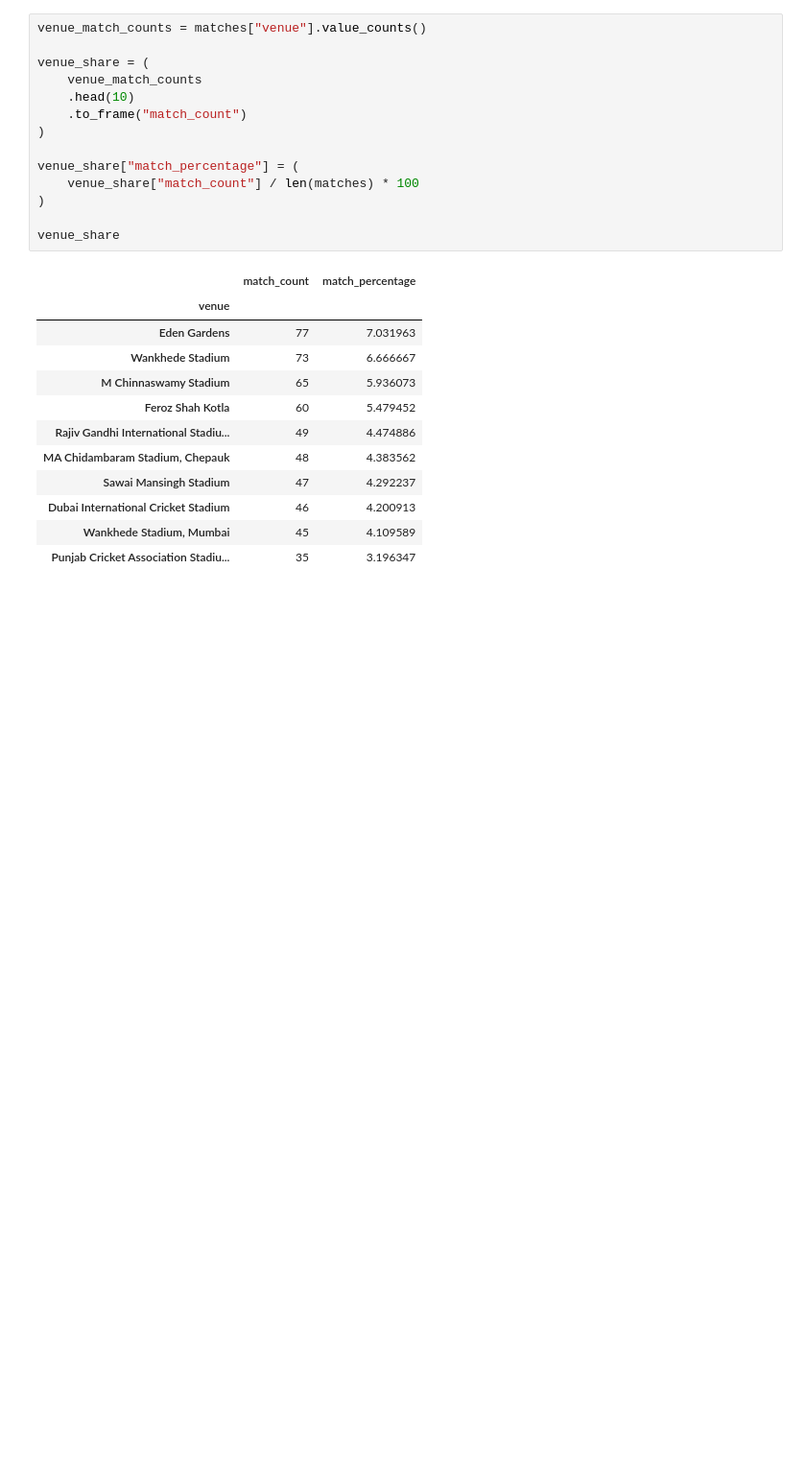
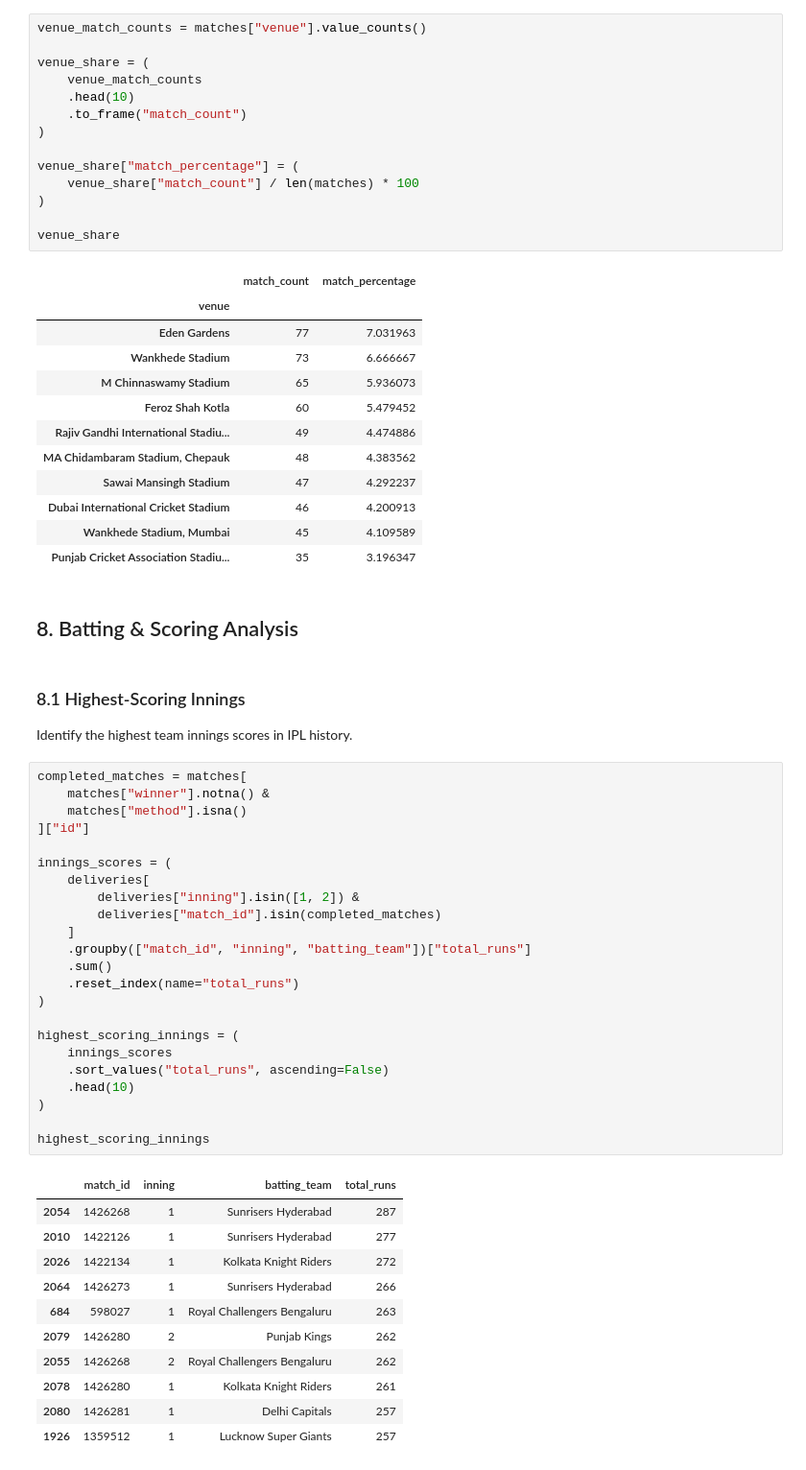
Before and after one commit to khalil-Gardiwal/ipl-data-analysis, a Jupyter notebook: notebooks/ipl-analysis.ipynb, the cells around one changed output. Shown at 96% size. Drawn from its saved outputs; the diff is of its cells as text; blank space fills up the shorter version.

```diff
--- a/notebooks/ipl-analysis.ipynb
+++ b/notebooks/ipl-analysis.ipynb
@@ -1403,3 +1403,44 @@ venue_share
 | Dubai International Cricket Stadium | 46 | 4.200913 |
 | Wankhede Stadium, Mumbai | 45 | 4.109589 |
 | Punjab Cricket Association Stadiu... | 35 | 3.196347 |
+# %% [markdown]
+## 8. Batting & Scoring Analysis
+# %% [markdown]
+### 8.1 Highest-Scoring Innings
+
+Identify the highest team innings scores in IPL history.
+# %%
+completed_matches = matches[
+    matches["winner"].notna() &
+    matches["method"].isna()
+]["id"]
+
+innings_scores = (
+    deliveries[
+        deliveries["inning"].isin([1, 2]) &
+        deliveries["match_id"].isin(completed_matches)
+    ]
+    .groupby(["match_id", "inning", "batting_team"])["total_runs"]
+    .sum()
+    .reset_index(name="total_runs")
+)
+
+highest_scoring_innings = (
+    innings_scores
+    .sort_values("total_runs", ascending=False)
+    .head(10)
+)
+
+highest_scoring_innings
+# %% [output]
+|  | match_id | inning | batting_team | total_runs |
+| 2054 | 1426268 | 1 | Sunrisers Hyderabad | 287 |
+| 2010 | 1422126 | 1 | Sunrisers Hyderabad | 277 |
+| 2026 | 1422134 | 1 | Kolkata Knight Riders | 272 |
+| 2064 | 1426273 | 1 | Sunrisers Hyderabad | 266 |
+| 684 | 598027 | 1 | Royal Challengers Bengaluru | 263 |
+| 2079 | 1426280 | 2 | Punjab Kings | 262 |
+| 2055 | 1426268 | 2 | Royal Challengers Bengaluru | 262 |
+| 2078 | 1426280 | 1 | Kolkata Knight Riders | 261 |
+| 2080 | 1426281 | 1 | Delhi Capitals | 257 |
+| 1926 | 1359512 | 1 | Lucknow Super Giants | 257 |
```
Also changed, not shown: parts of 26 cells of this notebook.
